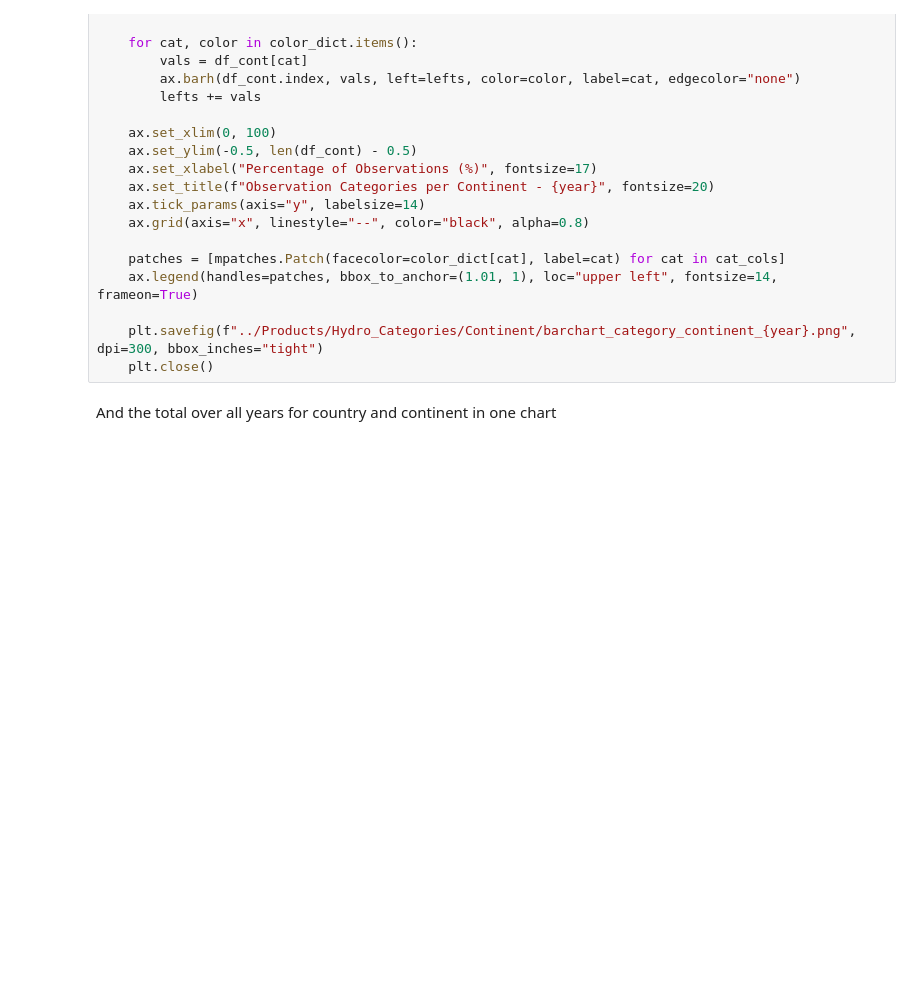
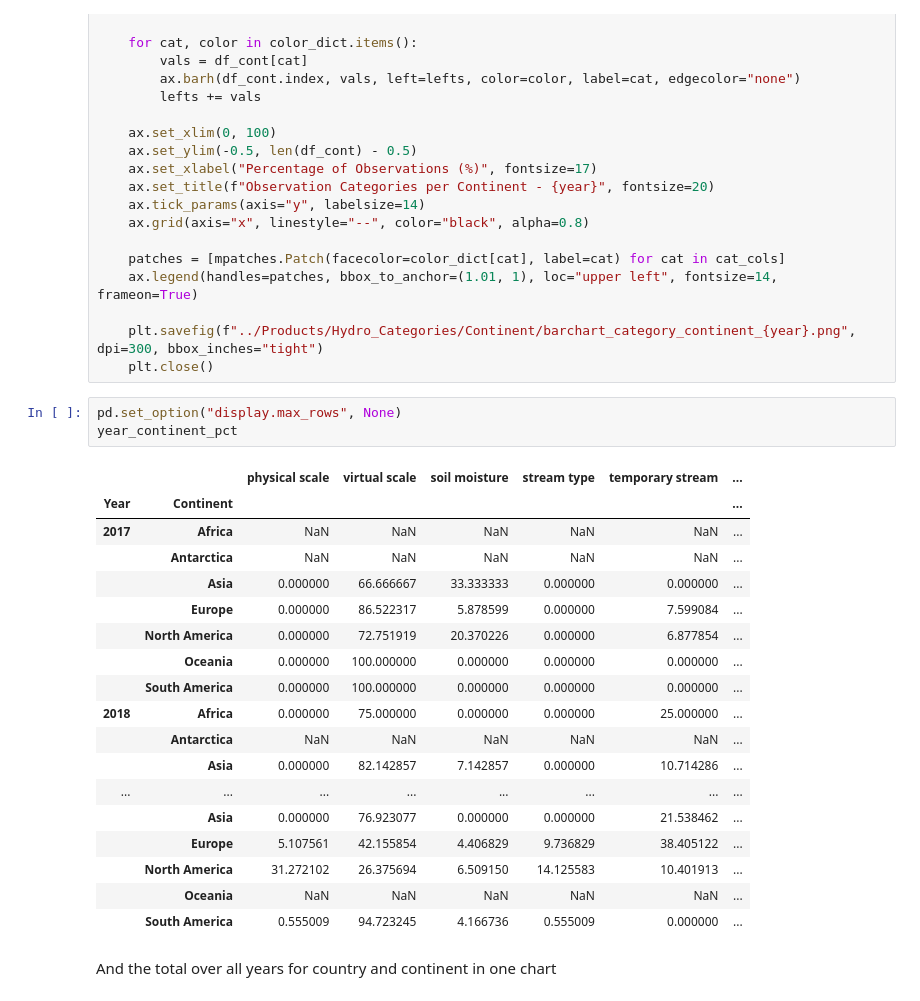
Before and after one commit to yannicknicolaswirz/Master_Thesis, a Jupyter notebook: Code/Part1_Categories.ipynb, the cells around one changed output. Saved outputs shown, nothing was run; the diff lists cells and outputs as text; blank space fills up the shorter version.

```diff
--- a/Code/Part1_Categories.ipynb
+++ b/Code/Part1_Categories.ipynb
@@ -255,6 +255,28 @@ for year in years:
 
     plt.savefig(f"../Products/Hydro_Categories/Continent/barchart_category_continent_{year}.png", dpi=300, bbox_inches="tight")
     plt.close()
+# %%
+pd.set_option("display.max_rows", None)
+year_continent_pct
+# %% [output]
+|  |  | physical scale | virtual scale | soil moisture | stream type | temporary stream | ... |
+| Year | Continent |  |  |  |  |  | ... |
+| 2017 | Africa | NaN | NaN | NaN | NaN | NaN | ... |
+|  | Antarctica | NaN | NaN | NaN | NaN | NaN | ... |
+|  | Asia | 0.000000 | 66.666667 | 33.333333 | 0.000000 | 0.000000 | ... |
+|  | Europe | 0.000000 | 86.522317 | 5.878599 | 0.000000 | 7.599084 | ... |
+|  | North America | 0.000000 | 72.751919 | 20.370226 | 0.000000 | 6.877854 | ... |
+|  | Oceania | 0.000000 | 100.000000 | 0.000000 | 0.000000 | 0.000000 | ... |
+|  | South America | 0.000000 | 100.000000 | 0.000000 | 0.000000 | 0.000000 | ... |
+| 2018 | Africa | 0.000000 | 75.000000 | 0.000000 | 0.000000 | 25.000000 | ... |
+|  | Antarctica | NaN | NaN | NaN | NaN | NaN | ... |
+|  | Asia | 0.000000 | 82.142857 | 7.142857 | 0.000000 | 10.714286 | ... |
+| ... | ... | ... | ... | ... | ... | ... | ... |
+|  | Asia | 0.000000 | 76.923077 | 0.000000 | 0.000000 | 21.538462 | ... |
+|  | Europe | 5.107561 | 42.155854 | 4.406829 | 9.736829 | 38.405122 | ... |
+|  | North America | 31.272102 | 26.375694 | 6.509150 | 14.125583 | 10.401913 | ... |
+|  | Oceania | NaN | NaN | NaN | NaN | NaN | ... |
+|  | South America | 0.555009 | 94.723245 | 4.166736 | 0.555009 | 0.000000 | ... |
 # %% [markdown]
 And the total over all years for country and continent in one chart
 # %%
```
Also changed, not shown: parts of 2 cells of this notebook, 5 other files.
